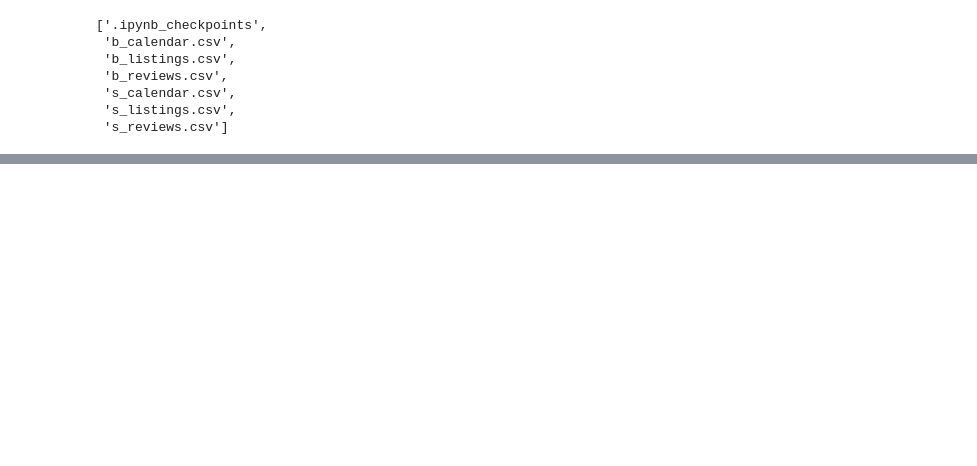
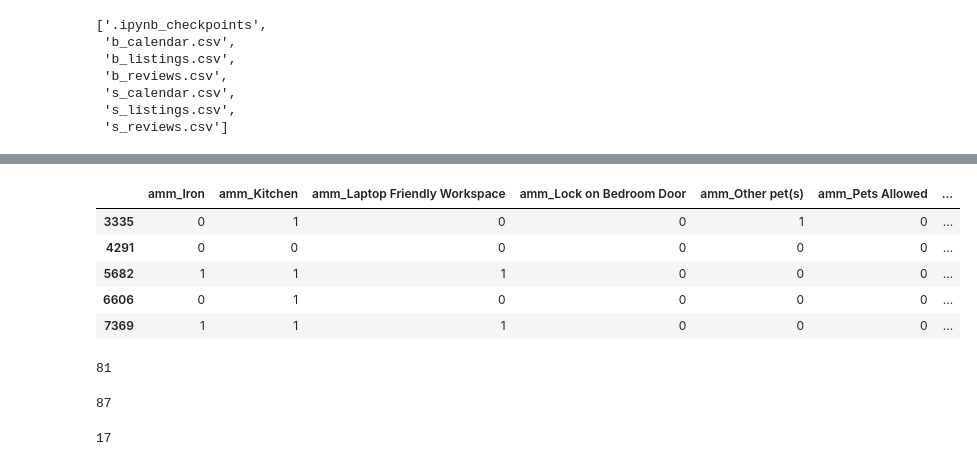
Before and after one commit to OceanSeventyTwo/DSND_Term2, a Jupyter notebook: project_files/AirBnB/Blog AirBnB.ipynb, the cells around one changed output, grey strips where cells are left out. Saved outputs shown, nothing was run; the diff lists cells and outputs as text; code cells hidden in the pictures; blank space fills up the shorter version.

```diff
--- a/project_files/AirBnB/Blog AirBnB.ipynb
+++ b/project_files/AirBnB/Blog AirBnB.ipynb
@@ -266,0 +294,21 @@ df_listing.merge(dv_hv, left_index=True, right_index=True)
+# %%
+df_data.select_dtypes(include='int64').iloc[:,50:60].head()
+# %% [output]
+|  | amm_Iron | amm_Kitchen | amm_Laptop Friendly Workspace | amm_Lock on Bedroom Door | amm_Other pet(s) | amm_Pets Allowed | ... |
+| 3335 | 0 | 1 | 0 | 0 | 1 | 0 | ... |
+| 4291 | 0 | 0 | 0 | 0 | 0 | 0 | ... |
+| 5682 | 1 | 1 | 1 | 0 | 0 | 0 | ... |
+| 6606 | 0 | 1 | 0 | 0 | 0 | 0 | ... |
+| 7369 | 1 | 1 | 1 | 0 | 0 | 0 | ... |
+# %%
+df_data['neighbourhood'].nunique()
+# %% [output]
+81
+# %%
+df_data['neighbourhood_cleansed'].nunique()
+# %% [output]
+87
+# %%
+df_data['neighbourhood_group_cleansed'].nunique()
+# %% [output]
+17
```
Also changed, not shown: parts of 31 cells of this notebook.
